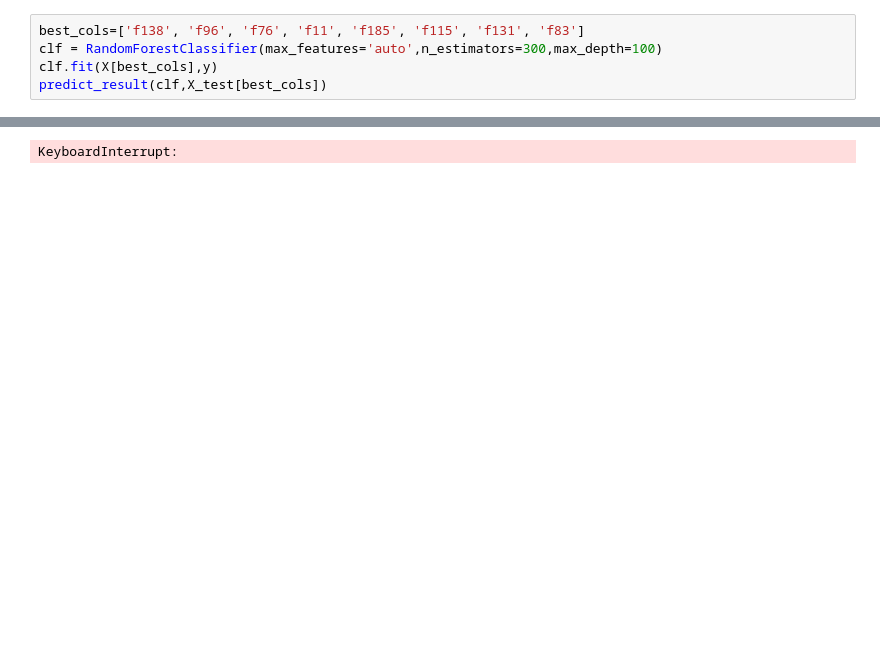
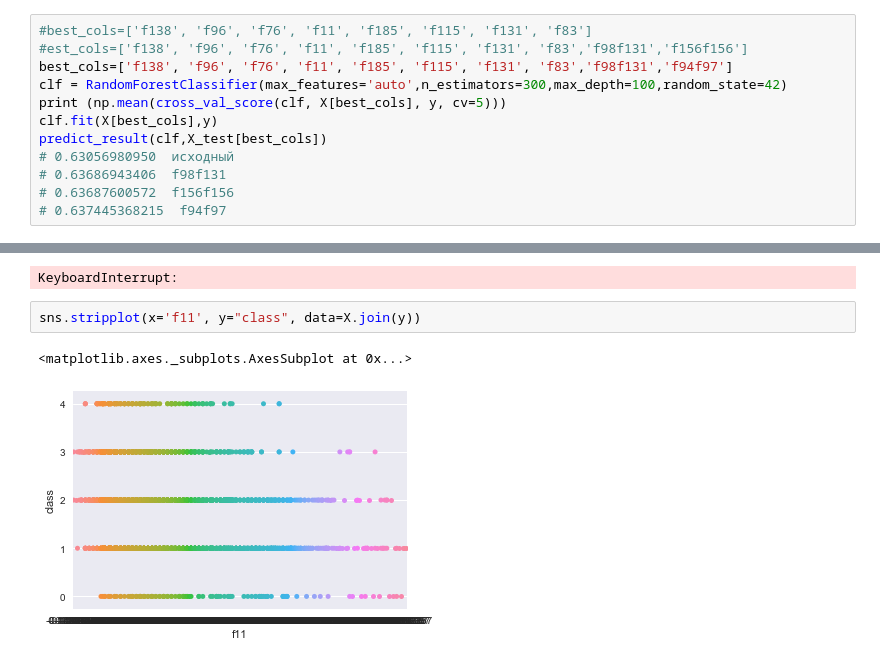
Before and after one commit to MiniGN/mlbootcamp-4, a Jupyter notebook: run.ipynb, the cells around one changed output, grey strips where cells are left out. Saved outputs shown, nothing was run; the diff lists cells and outputs as text; blank space fills up the shorter version.

```diff
--- a/run.ipynb
+++ b/run.ipynb
@@ -725,5 +751,12 @@ X_test
 # %%
-best_cols=['f138', 'f96', 'f76', 'f11', 'f185', 'f115', 'f131', 'f83']
-clf = RandomForestClassifier(max_features='auto',n_estimators=300,max_depth=100)
+#best_cols=['f138', 'f96', 'f76', 'f11', 'f185', 'f115', 'f131', 'f83']
+#est_cols=['f138', 'f96', 'f76', 'f11', 'f185', 'f115', 'f131', 'f83','f98f131','f156f156']
+best_cols=['f138', 'f96', 'f76', 'f11', 'f185', 'f115', 'f131', 'f83','f98f131','f94f97']
+clf = RandomForestClassifier(max_features='auto',n_estimators=300,max_depth=100,random_state=42)
+print (np.mean(cross_val_score(clf, X[best_cols], y, cv=5)))
 clf.fit(X[best_cols],y)
 predict_result(clf,X_test[best_cols])
+# 0.63056980950  исходный
+# 0.63686943406  f98f131
+# 0.63687600572  f156f156
+# 0.637445368215  f94f97
@@ -851,3 +886,8 @@ for i in range(1,222):
 0.556326280144   ['f11', 'f193', 'f0', 'f135', 'f70', 'f208', 'f158', 'f26', 'f6', 'f157', 'f30', 'f138', 'f51', 'f23', 'f183', 'f156', 'f61', 'f54', 'f21', 'f67', 'f52', 'f112', 'f173', 'f3', 'f182', ...
 0.556033587801   ['f11', 'f193', 'f0', 'f135', 'f70', 'f208', 'f158', 'f26', 'f6', 'f157', 'f30', 'f138', 'f51', 'f23', 'f183', 'f156', 'f61', 'f54', 'f21', 'f67', 'f52', 'f112', 'f173', 'f3', 'f182', ...
 KeyboardInterrupt:
+# %%
+sns.stripplot(x='f11', y="class", data=X.join(y))
+# %% [output]
+<matplotlib.axes._subplots.AxesSubplot at 0x...>
+[figure, added]
```
Also changed, not shown: parts of 5 cells of this notebook, 3 other files.
